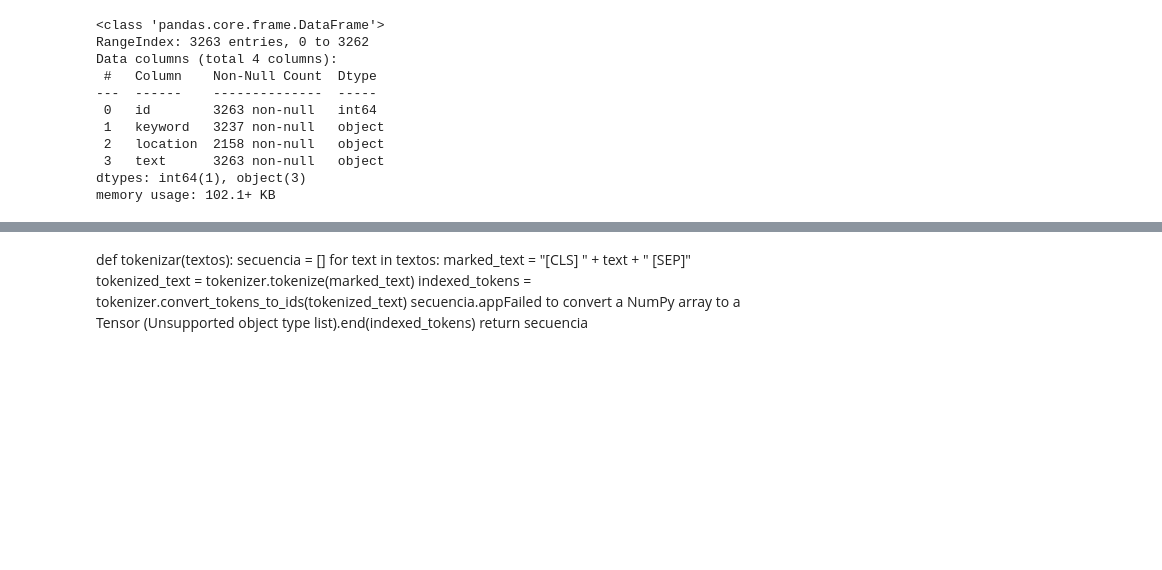
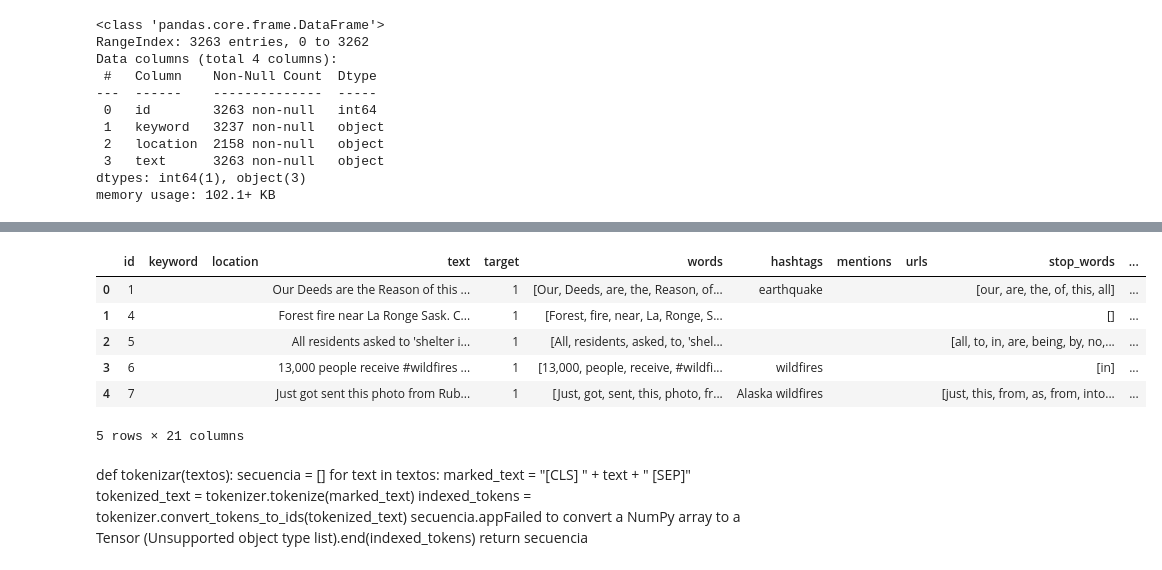
Before and after one commit to AlurrAldrey/OrgaDatosTP, a Jupyter notebook: tp2/Conv1D_con_features.ipynb, the cells around one changed output, grey strips where cells are left out. Drawn from its saved outputs; the diff is of its cells as text; code cells hidden in the pictures; blank space fills up the shorter version.

```diff
--- a/tp2/Conv1D_con_features.ipynb
+++ b/tp2/Conv1D_con_features.ipynb
@@ -153,4 +153,12 @@ def tokenizacion_de_texto(texto,longitud):
 # %%
 train_df = train_df.fillna('')
 test_df = test_df.fillna('')
+# %%
+#Parametros
+vocab_size = 30522
+epochs = 2
+maxlen = 60
+n_words = 500
+test_size = 0.33
+padding_texto = 60
 # %%
@@ -200,3 +189,15 @@ test_size = 0.45
+# %%
+tokenizar_df(train_df)
+tokenizar_df(test_df)
+train_df.head()
+# %% [output]
+|  | id | keyword | location | text | target | words | hashtags | mentions | urls | stop_words | ... |
+| 0 | 1 |  |  | Our Deeds are the Reason of this ... | 1 | [Our, Deeds, are, the, Reason, of... | earthquake |  |  | [our, are, the, of, this, all] | ... |
+| 1 | 4 |  |  | Forest fire near La Ronge Sask. C... | 1 | [Forest, fire, near, La, Ronge, S... |  |  |  | [] | ... |
+| 2 | 5 |  |  | All residents asked to 'shelter i... | 1 | [All, residents, asked, to, 'shel... |  |  |  | [all, to, in, are, being, by, no,... | ... |
+| 3 | 6 |  |  | 13,000 people receive #wildfires ... | 1 | [13,000, people, receive, #wildfi... | wildfires |  |  | [in] | ... |
+| 4 | 7 |  |  | Just got sent this photo from Rub... | 1 | [Just, got, sent, this, photo, fr... | Alaska wildfires |  |  | [just, this, from, as, from, into... | ... |
+5 rows × 21 columns
 # %%
 #split
 X_train, X_test, y_train, y_test = train_test_split(train_df['features_tokenizados'], train_df['target'], test_size=test_size,
```
Also changed, not shown: parts of 10 cells of this notebook.
